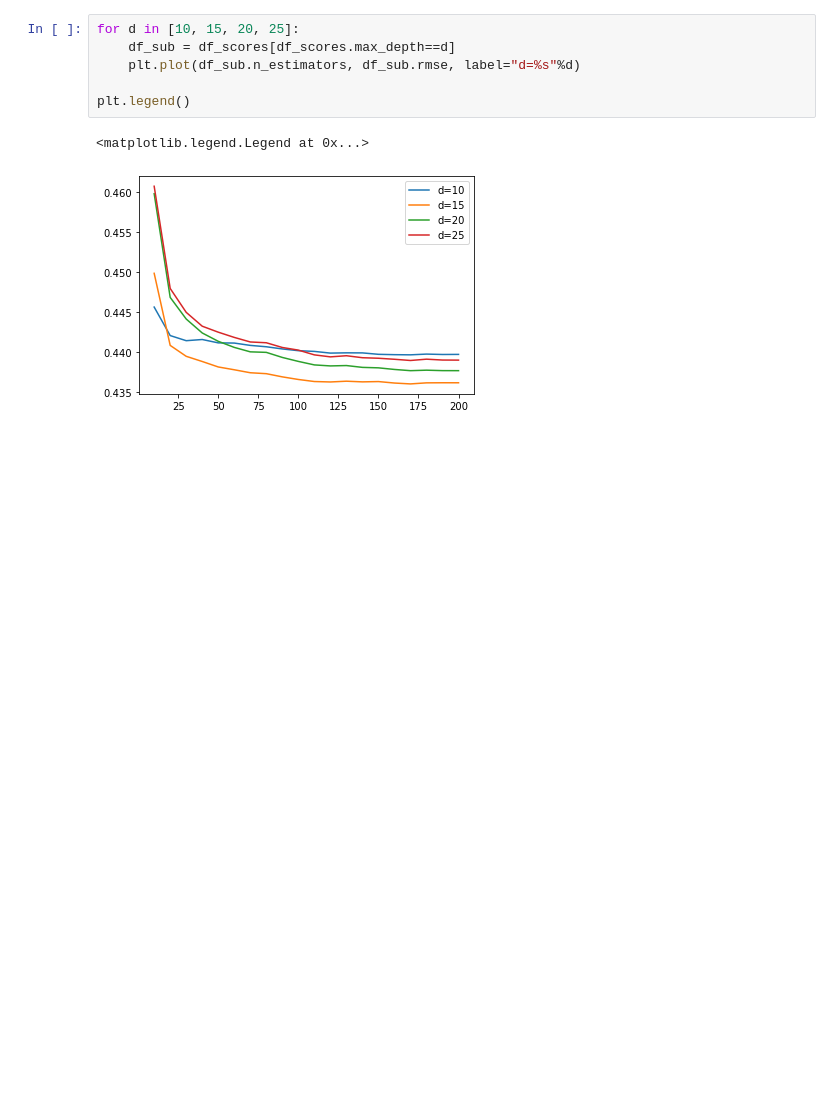
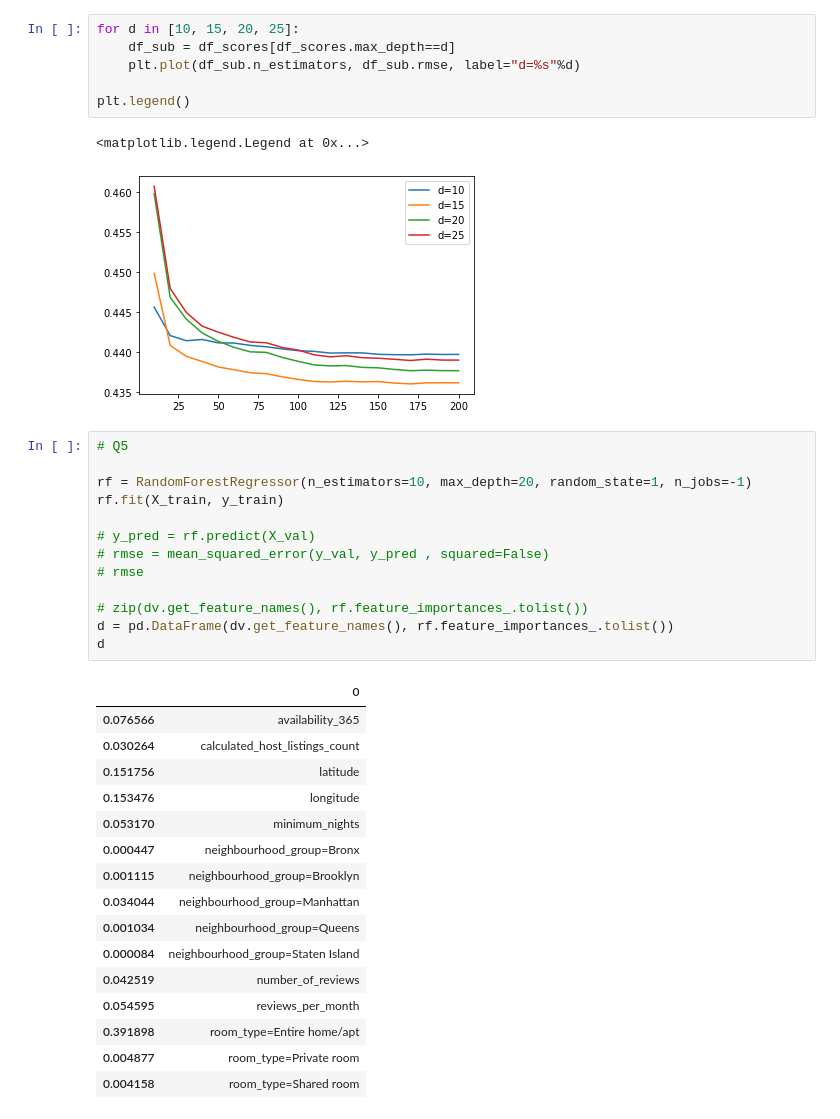
Before and after one commit to razorcd/ml-project, a Jupyter notebook: homework6/homework6.ipynb, the cells around one changed output. Drawn from its saved outputs; the diff is of its cells as text; blank space fills up the shorter version.

```diff
--- a/homework6/homework6.ipynb
+++ b/homework6/homework6.ipynb
@@ -210,3 +210,33 @@ plt.legend()
 # %% [output]
 <matplotlib.legend.Legend at 0x...>
 [figure]
+# %%
+# Q5
+
+rf = RandomForestRegressor(n_estimators=10, max_depth=20, random_state=1, n_jobs=-1)
+rf.fit(X_train, y_train)
+
+# y_pred = rf.predict(X_val)
+# rmse = mean_squared_error(y_val, y_pred , squared=False)
+# rmse
+
+# zip(dv.get_feature_names(), rf.feature_importances_.tolist())
+d = pd.DataFrame(dv.get_feature_names(), rf.feature_importances_.tolist())
+d
+# %% [output]
+|  | 0 |
+| 0.076566 | availability_365 |
+| 0.030264 | calculated_host_listings_count |
+| 0.151756 | latitude |
+| 0.153476 | longitude |
+| 0.053170 | minimum_nights |
+| 0.000447 | neighbourhood_group=Bronx |
+| 0.001115 | neighbourhood_group=Brooklyn |
+| 0.034044 | neighbourhood_group=Manhattan |
+| 0.001034 | neighbourhood_group=Queens |
+| 0.000084 | neighbourhood_group=Staten Island |
+| 0.042519 | number_of_reviews |
+| 0.054595 | reviews_per_month |
+| 0.391898 | room_type=Entire home/apt |
+| 0.004877 | room_type=Private room |
+| 0.004158 | room_type=Shared room |
```
Also changed, not shown: parts of 1 cell of this notebook.
